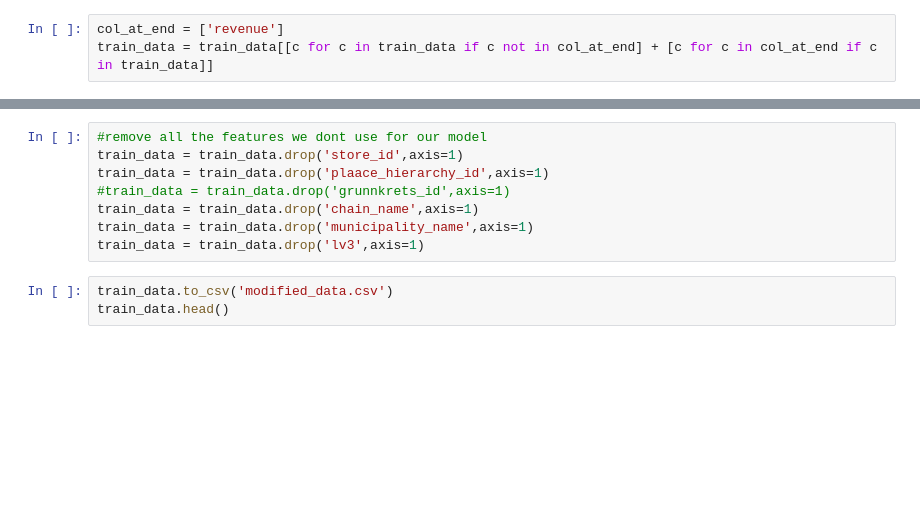
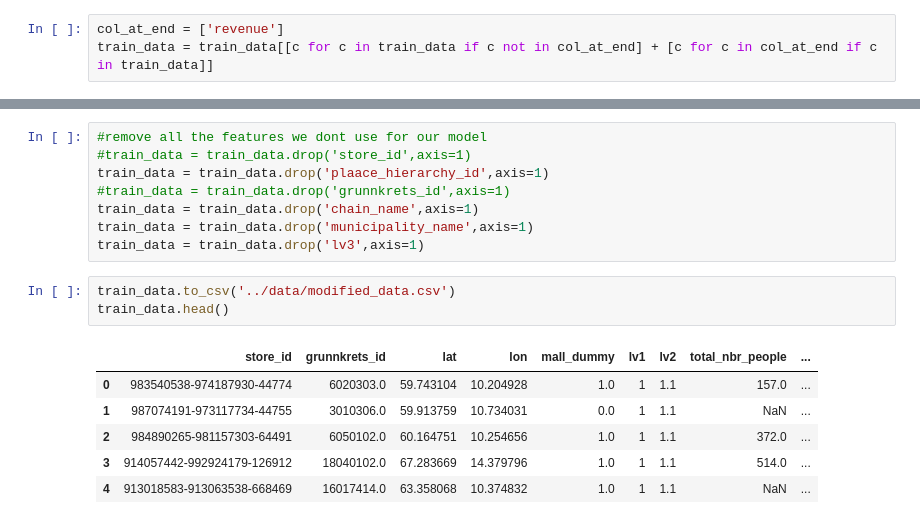
Before and after one commit to paaskehaakon/ML-project, a Jupyter notebook: feature_engineering/feature_engineering.ipynb, the cells around one changed output, grey strips where cells are left out. Saved outputs shown, nothing was run; the diff lists cells and outputs as text; blank space fills up the shorter version.

```diff
--- a/feature_engineering/feature_engineering.ipynb
+++ b/feature_engineering/feature_engineering.ipynb
@@ -124,11 +204,18 @@ print(list(train_data.columns))
 # %%
 #remove all the features we dont use for our model
-train_data = train_data.drop('store_id',axis=1)
+#train_data = train_data.drop('store_id',axis=1)
 train_data = train_data.drop('plaace_hierarchy_id',axis=1)
 #train_data = train_data.drop('grunnkrets_id',axis=1)
 train_data = train_data.drop('chain_name',axis=1)
 train_data = train_data.drop('municipality_name',axis=1)
 train_data = train_data.drop('lv3',axis=1)
 # %%
-train_data.to_csv('modified_data.csv')
+train_data.to_csv('../data/modified_data.csv')
 train_data.head()
+# %% [output]
+|  | store_id | grunnkrets_id | lat | lon | mall_dummy | lv1 | lv2 | total_nbr_people | ... |
+| 0 | 983540538-974187930-44774 | 6020303.0 | 59.743104 | 10.204928 | 1.0 | 1 | 1.1 | 157.0 | ... |
+| 1 | 987074191-973117734-44755 | 3010306.0 | 59.913759 | 10.734031 | 0.0 | 1 | 1.1 | NaN | ... |
+| 2 | 984890265-981157303-64491 | 6050102.0 | 60.164751 | 10.254656 | 1.0 | 1 | 1.1 | 372.0 | ... |
+| 3 | 914057442-992924179-126912 | 18040102.0 | 67.283669 | 14.379796 | 1.0 | 1 | 1.1 | 514.0 | ... |
+| 4 | 913018583-913063538-668469 | 16017414.0 | 63.358068 | 10.374832 | 1.0 | 1 | 1.1 | NaN | ... |
```
Also changed, not shown: parts of 10 cells of this notebook, 2 other files.
